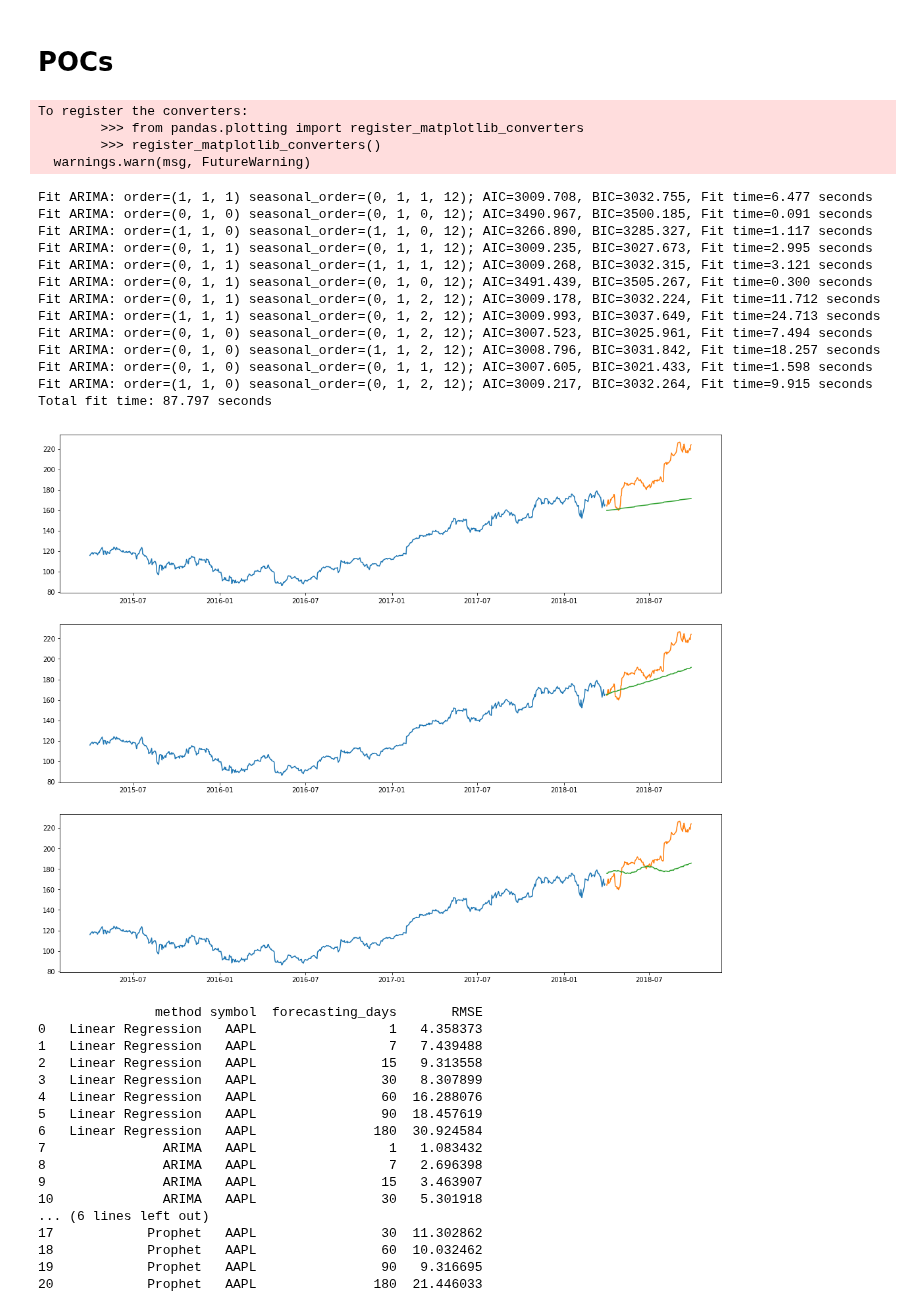
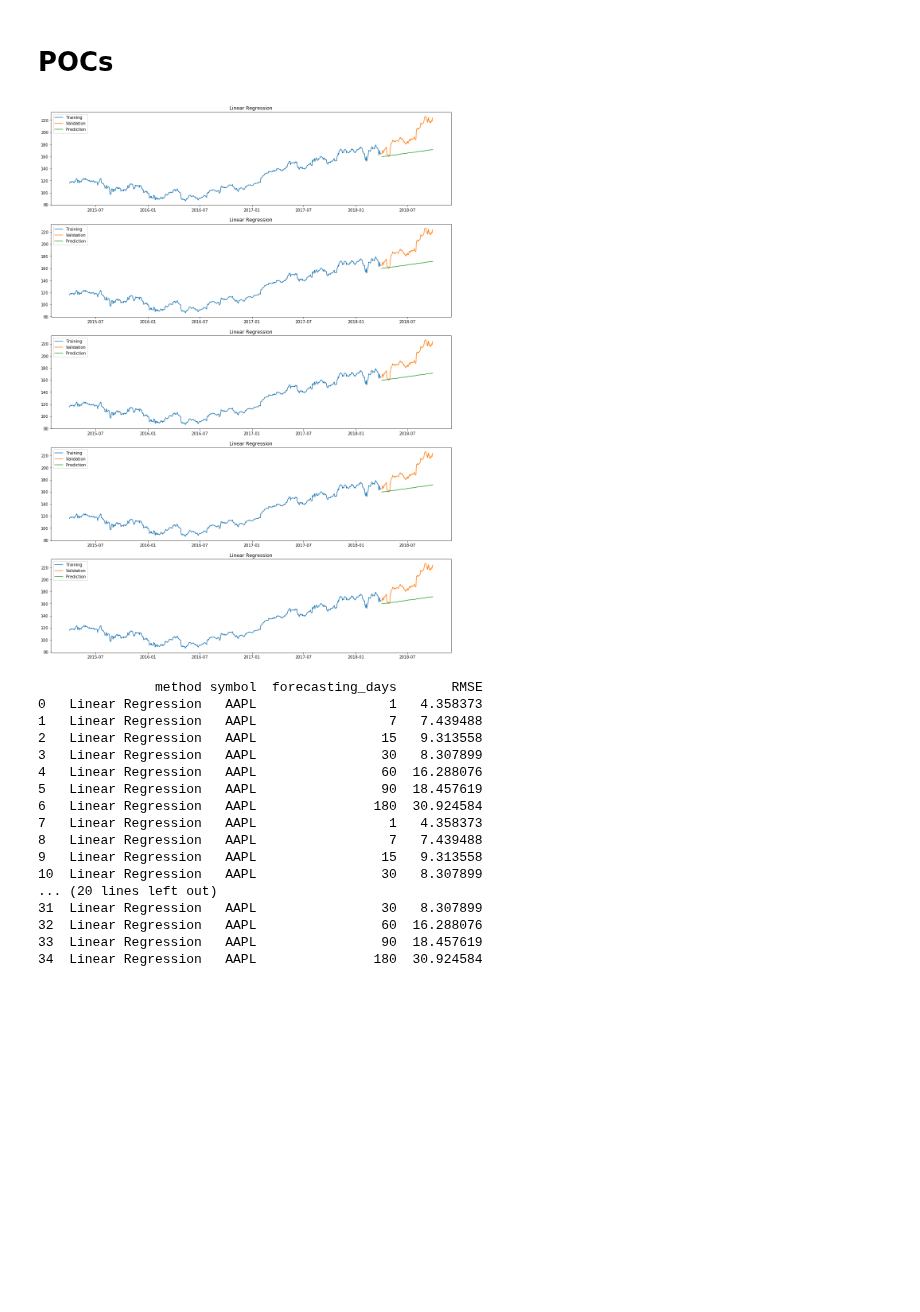
Before and after one commit to egar-garcia/machine-learning-engineer-nanodegree-capstone, a Jupyter notebook: StockForecasting.ipynb, the cells around one changed output. Drawn from its saved outputs; the diff is of its cells as text; code cells hidden in the pictures; blank space fills up the shorter version.

```diff
--- a/StockForecasting.ipynb
+++ b/StockForecasting.ipynb
@@ -556,6 +626,8 @@ def measure_performance(results, subplot, method_name, model_constructor, total_
     subplot.plot(training_df.date, training_df.close, label='Training')
     subplot.plot(total_validation_ds.dataframe.date, total_validation_ds.dataframe.close, label='Validation')
     subplot.plot(preds.date, preds.predicted_price, label='Prediction')
+    subplot.set_title(method_name)
+    subplot.legend()
 
     return results
 # %% [markdown]
@@ -563,63 +635,53 @@ def measure_performance(results, subplot, method_name, model_constructor, total_
 # %%
 trading_days_helper = TradingDaysHelper()
 ds = Dataset.loadDatasetFromFile(os.path.join('data', 'djia_20140303-20190315.pkl'))
 
 ticker_symbol = 'AAPL'
 training_start = str_to_datetime('2015-04-01')
 training_end = str_to_datetime('2018-03-31')
 
 results = []
 
-fig = plt.figure(figsize=(18, 15))
+fig = plt.figure(figsize=(18, 25))
 
-#ax1 = fig.add_subplot(111)
-ax1 = fig.add_subplot(311)
-ax2 = fig.add_subplot(312)
-ax3 = fig.add_subplot(313)
+ax1 = fig.add_subplot(511)
+ax2 = fig.add_subplot(512)
+ax3 = fig.add_subplot(513)
+ax4 = fig.add_subplot(514)
+ax5 = fig.add_subplot(515)
 
 measure_performance(results, ax1, 'Linear Regression', LinearStockForecaster, ds, ticker_symbol, training_start, training_end)
-measure_performance(results, ax2, 'ARIMA', ArimaStockForecaster, ds, ticker_symbol, training_start, training_end)
-measure_performance(results, ax3, 'Prophet', ProphetStockForecaster, ds, ticker_symbol, training_start, training_end)
+measure_performance(results, ax2, 'Linear Regression', LinearStockForecaster, ds, ticker_symbol, training_start, training_end)
+measure_performance(results, ax3, 'Linear Regression', LinearStockForecaster, ds, ticker_symbol, training_start, training_end)
+measure_performance(results, ax4, 'Linear Regression', LinearStockForecaster, ds, ticker_symbol, training_start, training_end)
+measure_performance(results, ax5, 'Linear Regression', LinearStockForecaster, ds, ticker_symbol, training_start, training_end)
+#measure_performance(results, ax2, 'ARIMA', ArimaStockForecaster, ds, ticker_symbol, training_start, training_end)
+#measure_performance(results, ax3, 'Prophet', ProphetStockForecaster, ds, ticker_symbol, training_start, training_end)
+#measure_performance(results, ax4, 'LSTM', LongShortTermMemoryStockForecaster, ds, ticker_symbol, training_start, training_end)
+#measure_performance(results, ax4, 'LSTM', LongShortTermMemoryStockForecaster, ds, ticker_symbol, training_start, training_end, simulate_up_to_date_dataset=True)
 plt.show()
 
-results_df = pd.DataFrame(columns = ['method', 'symbol', 'forecasting_days', 'RMSE'], data = results)
-print(results_df)
+#results_df = pd.DataFrame(columns = ['method', 'symbol', 'forecasting_days', 'RMSE'], data = results)
+#print(results_df)
 # %% [output]
+[figure, new version]
-To register the converters:
-        >>> from pandas.plotting import register_matplotlib_converters
-        >>> register_matplotlib_converters()
-  warnings.warn(msg, FutureWarning)
+               method symbol  forecasting_days       RMSE
+0   Linear Regression   AAPL                 1   4.358373
+1   Linear Regression   AAPL                 7   7.439488
+2   Linear Regression   AAPL                15   9.313558
+3   Linear Regression   AAPL                30   8.307899
+4   Linear Regression   AAPL                60  16.288076
+5   Linear Regression   AAPL                90  18.457619
+6   Linear Regression   AAPL               180  30.924584
+7   Linear Regression   AAPL                 1   4.358373
+8   Linear Regression   AAPL                 7   7.439488
+9   Linear Regression   AAPL                15   9.313558
+10  Linear Regression   AAPL                30   8.307899
+... (20 lines left out)
+31  Linear Regression   AAPL                30   8.307899
+32  Linear Regression   AAPL                60  16.288076
+33  Linear Regression   AAPL                90  18.457619
+34  Linear Regression   AAPL               180  30.924584
-Fit ARIMA: order=(1, 1, 1) seasonal_order=(0, 1, 1, 12); AIC=3009.708, BIC=3032.755, Fit time=6.477 seconds
-Fit ARIMA: order=(0, 1, 0) seasonal_order=(0, 1, 0, 12); AIC=3490.967, BIC=3500.185, Fit time=0.091 seconds
-Fit ARIMA: order=(1, 1, 0) seasonal_order=(1, 1, 0, 12); AIC=3266.890, BIC=3285.327, Fit time=1.117 seconds
-Fit ARIMA: order=(0, 1, 1) seasonal_order=(0, 1, 1, 12); AIC=3009.235, BIC=3027.673, Fit time=2.995 seconds
-Fit ARIMA: order=(0, 1, 1) seasonal_order=(1, 1, 1, 12); AIC=3009.268, BIC=3032.315, Fit time=3.121 seconds
-Fit ARIMA: order=(0, 1, 1) seasonal_order=(0, 1, 0, 12); AIC=3491.439, BIC=3505.267, Fit time=0.300 seconds
-Fit ARIMA: order=(0, 1, 1) seasonal_order=(0, 1, 2, 12); AIC=3009.178, BIC=3032.224, Fit time=11.712 seconds
-Fit ARIMA: order=(1, 1, 1) seasonal_order=(0, 1, 2, 12); AIC=3009.993, BIC=3037.649, Fit time=24.713 seconds
-Fit ARIMA: order=(0, 1, 0) seasonal_order=(0, 1, 2, 12); AIC=3007.523, BIC=3025.961, Fit time=7.494 seconds
-Fit ARIMA: order=(0, 1, 0) seasonal_order=(1, 1, 2, 12); AIC=3008.796, BIC=3031.842, Fit time=18.257 seconds
-Fit ARIMA: order=(0, 1, 0) seasonal_order=(0, 1, 1, 12); AIC=3007.605, BIC=3021.433, Fit time=1.598 seconds
-Fit ARIMA: order=(1, 1, 0) seasonal_order=(0, 1, 2, 12); AIC=3009.217, BIC=3032.264, Fit time=9.915 seconds
-Total fit time: 87.797 seconds
-[figure, old version]
-               method symbol  forecasting_days       RMSE
-0   Linear Regression   AAPL                 1   4.358373
-1   Linear Regression   AAPL                 7   7.439488
-2   Linear Regression   AAPL                15   9.313558
-3   Linear Regression   AAPL                30   8.307899
-4   Linear Regression   AAPL                60  16.288076
-5   Linear Regression   AAPL                90  18.457619
-6   Linear Regression   AAPL               180  30.924584
-7               ARIMA   AAPL                 1   1.083432
-8               ARIMA   AAPL                 7   2.696398
-9               ARIMA   AAPL                15   3.463907
-10              ARIMA   AAPL                30   5.301918
-... (6 lines left out)
-17            Prophet   AAPL                30  11.302862
-18            Prophet   AAPL                60  10.032462
-19            Prophet   AAPL                90   9.316695
-20            Prophet   AAPL               180  21.446033
 # %%
 trading_days_helper = TradingDaysHelper()
 ds = Dataset.loadDatasetFromFile(os.path.join('data', 'djia_20140303-20190315.pkl'))
```
Also changed, not shown: parts of 3 cells of this notebook.
